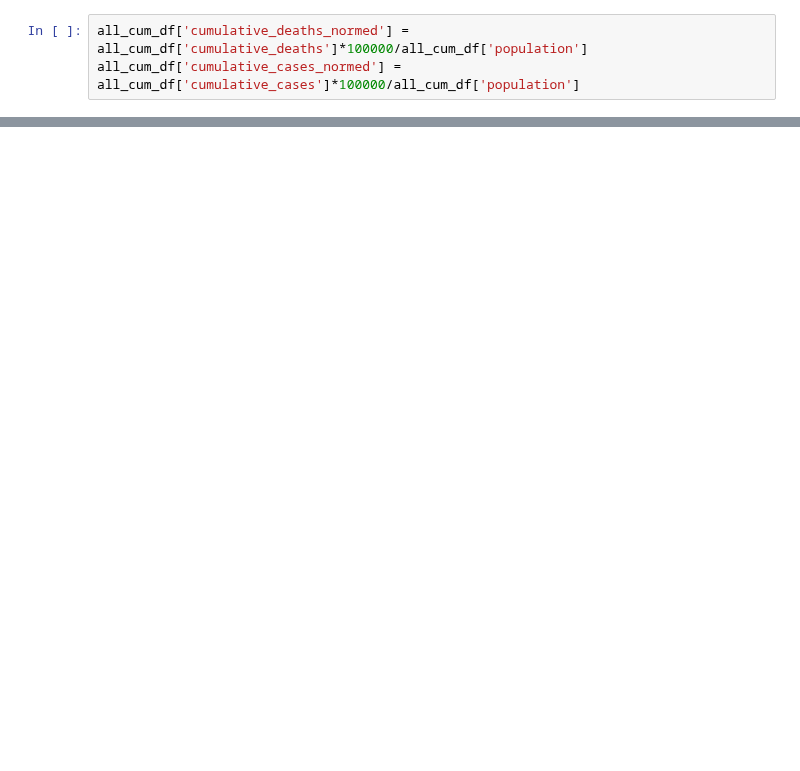
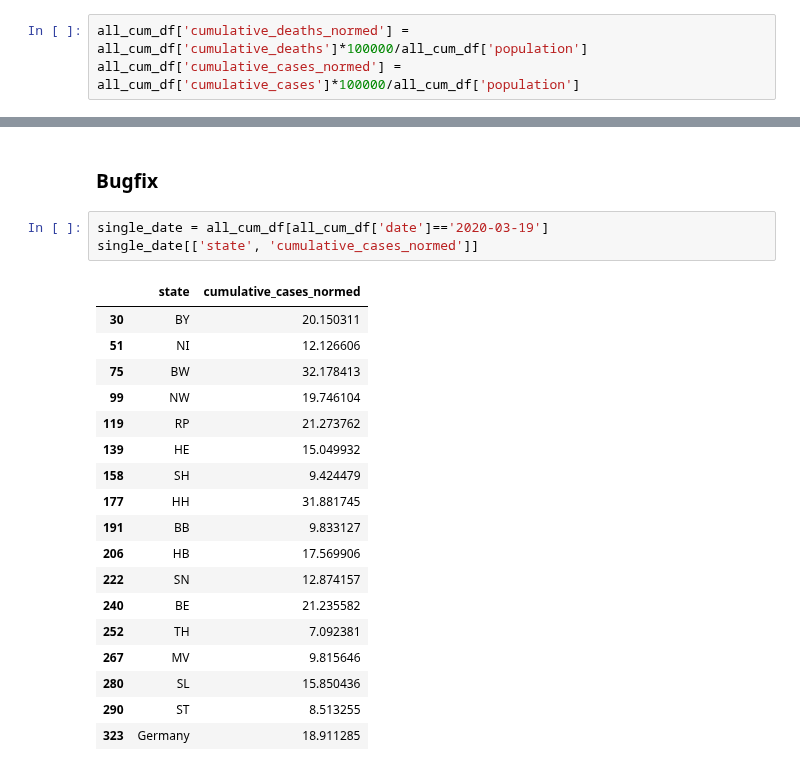
Before and after one commit to debsankha/covid-19, a Jupyter notebook: germany_stuff.ipynb, the cells around one changed output, grey strips where cells are left out. Drawn from its saved outputs; the diff is of its cells as text; blank space fills up the shorter version.

```diff
--- a/germany_stuff.ipynb
+++ b/germany_stuff.ipynb
@@ -548,0 +640,24 @@ ax1.set_yscale('log')
+# %% [markdown]
+### Bugfix
+# %%
+single_date = all_cum_df[all_cum_df['date']=='2020-03-19']
+single_date[['state', 'cumulative_cases_normed']]
+# %% [output]
+|  | state | cumulative_cases_normed |
+| 30 | BY | 20.150311 |
+| 51 | NI | 12.126606 |
+| 75 | BW | 32.178413 |
+| 99 | NW | 19.746104 |
+| 119 | RP | 21.273762 |
+| 139 | HE | 15.049932 |
+| 158 | SH | 9.424479 |
+| 177 | HH | 31.881745 |
+| 191 | BB | 9.833127 |
+| 206 | HB | 17.569906 |
+| 222 | SN | 12.874157 |
+| 240 | BE | 21.235582 |
+| 252 | TH | 7.092381 |
+| 267 | MV | 9.815646 |
+| 280 | SL | 15.850436 |
+| 290 | ST | 8.513255 |
+| 323 | Germany | 18.911285 |
```
Also changed, not shown: parts of 12 cells of this notebook, 2 other files.
